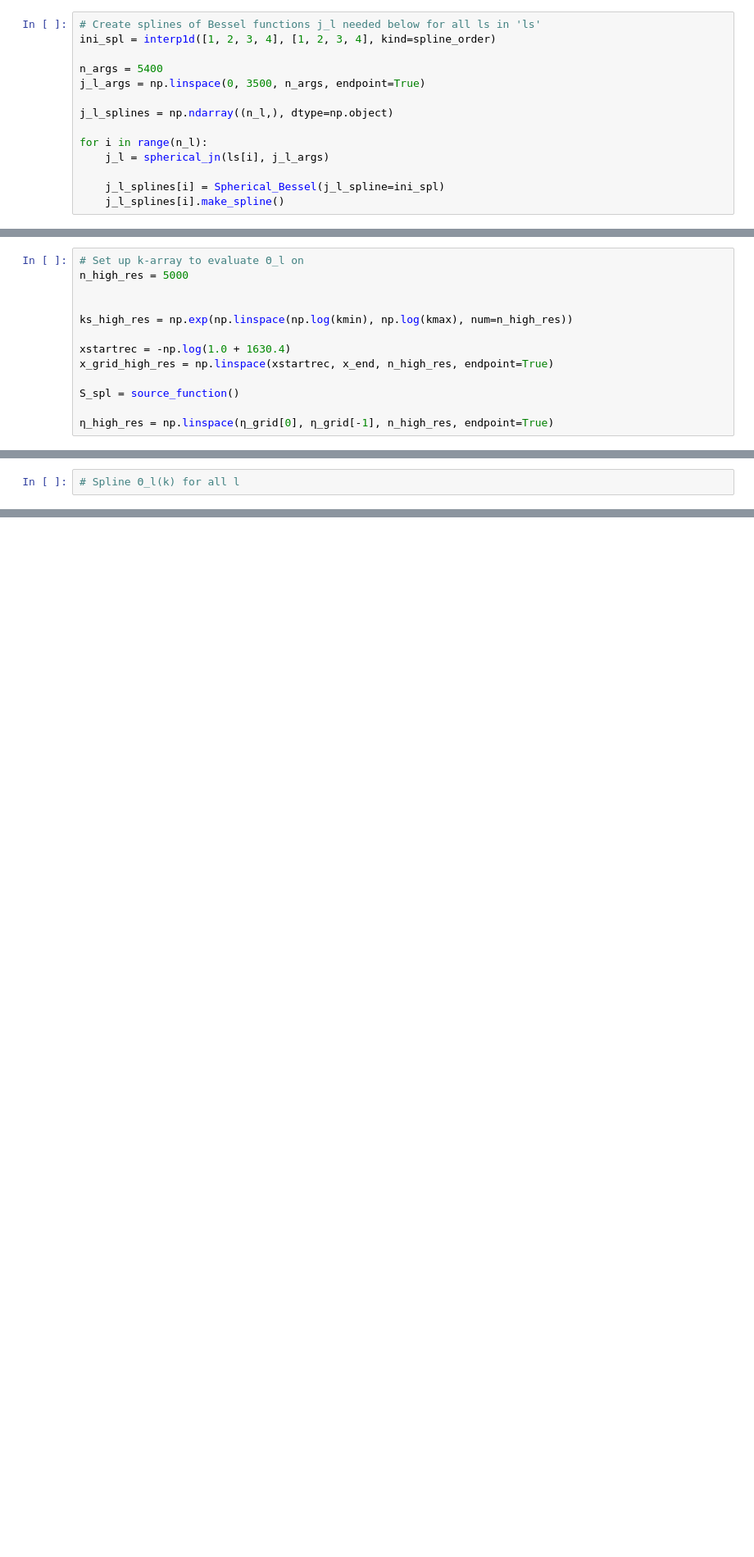
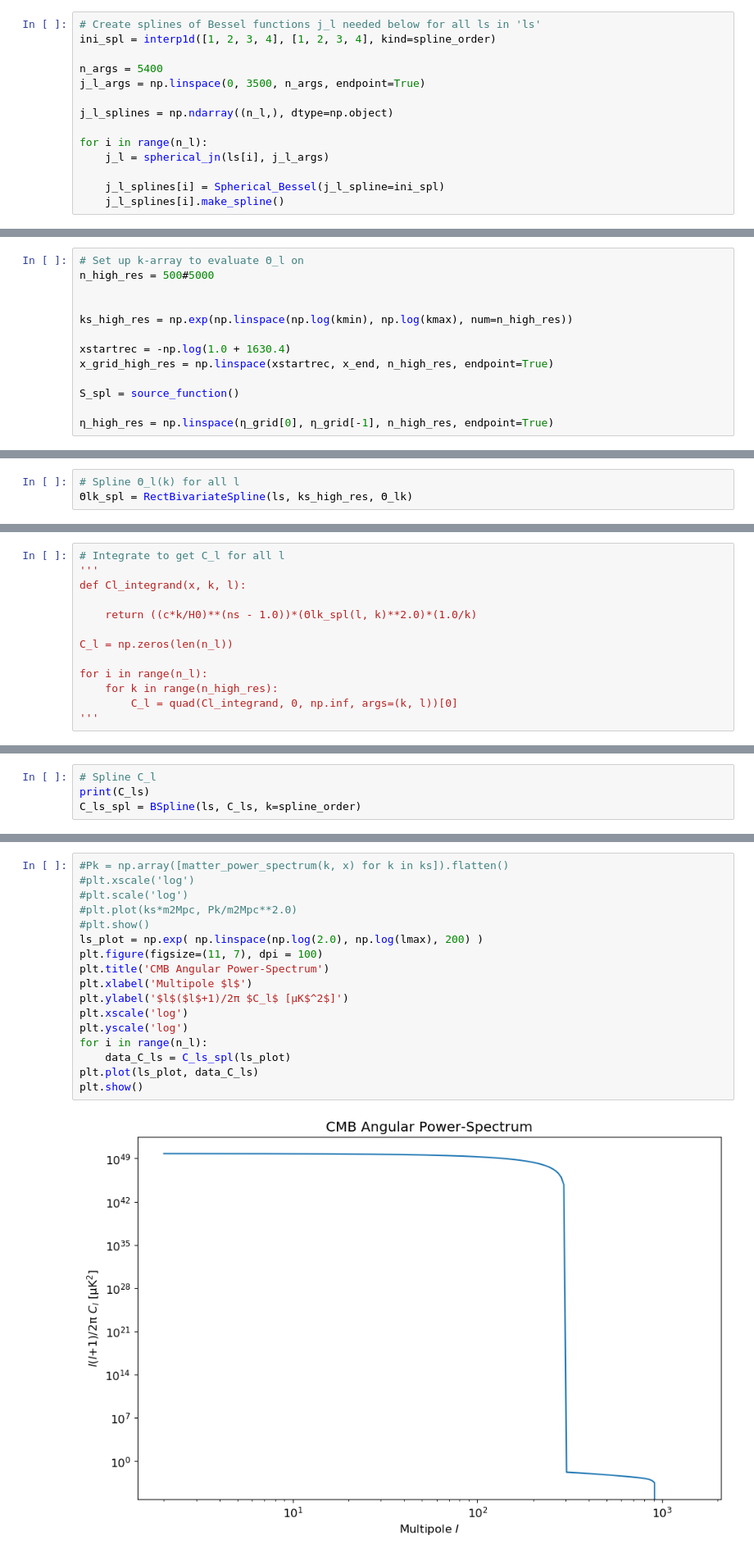
Before and after one commit to azieg/CMB-Simulation, a Jupyter notebook: PowerSpectrum.ipynb, the cells around one changed output, grey strips where cells are left out. Shown at 82% size. Cells and saved outputs as stored; diff of their text form; blank space fills up the shorter version.

Commit message:
Working on power spectrum

```diff
--- a/PowerSpectrum.ipynb
+++ b/PowerSpectrum.ipynb
@@ -135,7 +154,7 @@ def source_function():
     return S_spl
 # %%
 # Set up k-array to evaluate Θ_l on
-n_high_res = 5000
+n_high_res = 500#5000
 
 
 ks_high_res = np.exp(np.linspace(np.log(kmin), np.log(kmax), num=n_high_res))
@@ -177,2 +222,3 @@ KeyboardInterrupt:
 # %%
 # Spline Θ_l(k) for all l
+Θlk_spl = RectBivariateSpline(ls, ks_high_res, Θ_lk)
@@ -182,0 +225,13 @@ KeyboardInterrupt:
+# %%
+# Integrate to get C_l for all l
+'''
+def Cl_integrand(x, k, l):
+
+    return ((c*k/H0)**(ns - 1.0))*(Θlk_spl(l, k)**2.0)*(1.0/k)
+
+C_l = np.zeros(len(n_l))
+
+for i in range(n_l):
+    for k in range(n_high_res):
+        C_l = quad(Cl_integrand, 0, np.inf, args=(k, l))[0]
+'''
@@ -182,0 +240,4 @@ KeyboardInterrupt:
+# %%
+# Spline C_l
+print(C_ls)
+C_ls_spl = BSpline(ls, C_ls, k=spline_order)
@@ -182,0 +248,19 @@ KeyboardInterrupt:
+# %%
+#Pk = np.array([matter_power_spectrum(k, x) for k in ks]).flatten()
+#plt.xscale('log')
+#plt.scale('log')
+#plt.plot(ks*m2Mpc, Pk/m2Mpc**2.0)
+#plt.show()
+ls_plot = np.exp( np.linspace(np.log(2.0), np.log(lmax), 200) )
+plt.figure(figsize=(11, 7), dpi = 100)
+plt.title('CMB Angular Power-Spectrum')
+plt.xlabel('Multipole $l$')
+plt.ylabel('$l$($l$+1)/2π $C_l$ [μK$^2$]')
+plt.xscale('log')
+plt.yscale('log')
+for i in range(n_l):
+    data_C_ls = C_ls_spl(ls_plot)
+plt.plot(ls_plot, data_C_ls)
+plt.show()
+# %% [output]
+[figure, added]
```
Also changed, not shown: parts of 9 cells of this notebook, 1 other file.
